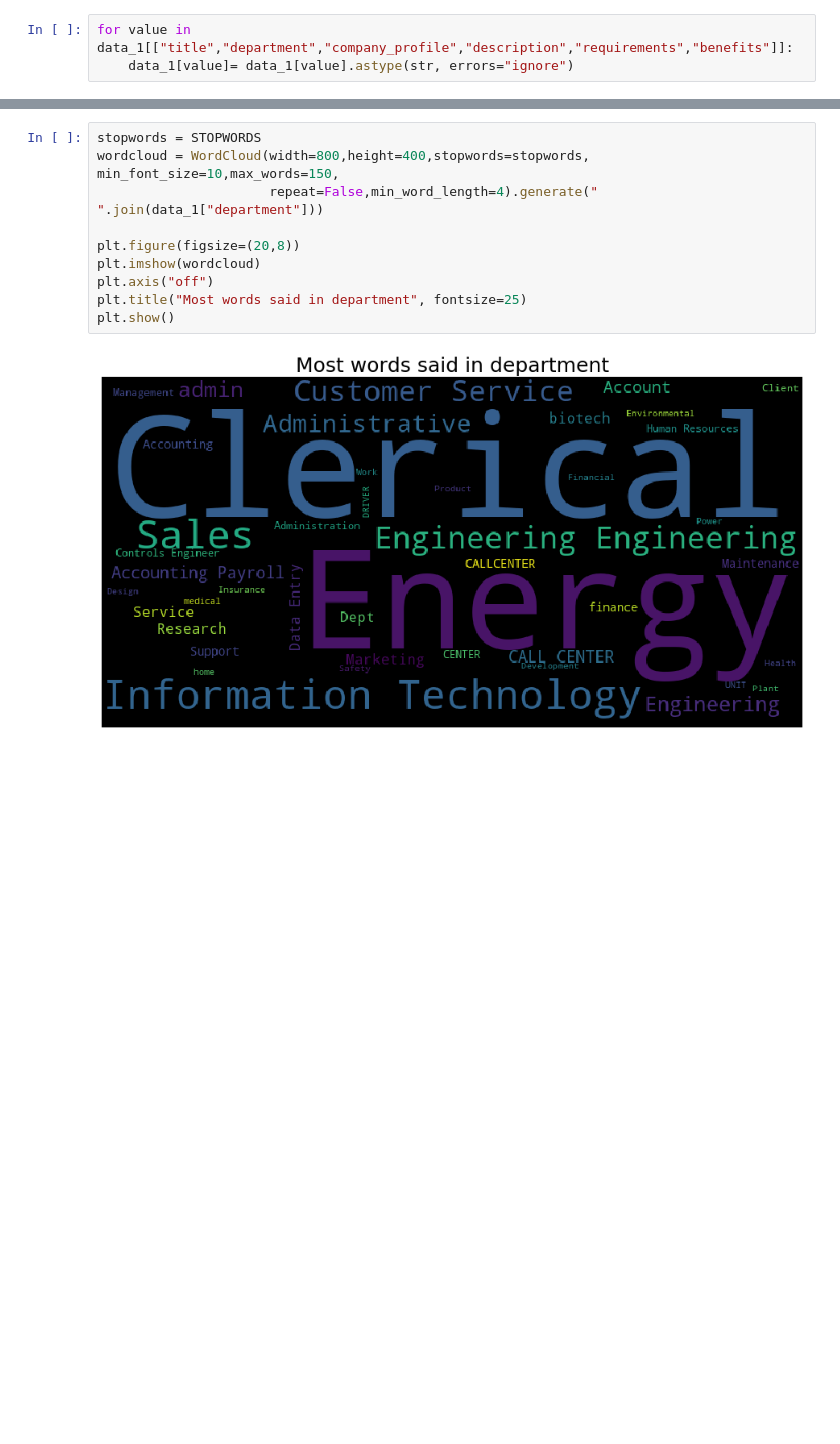
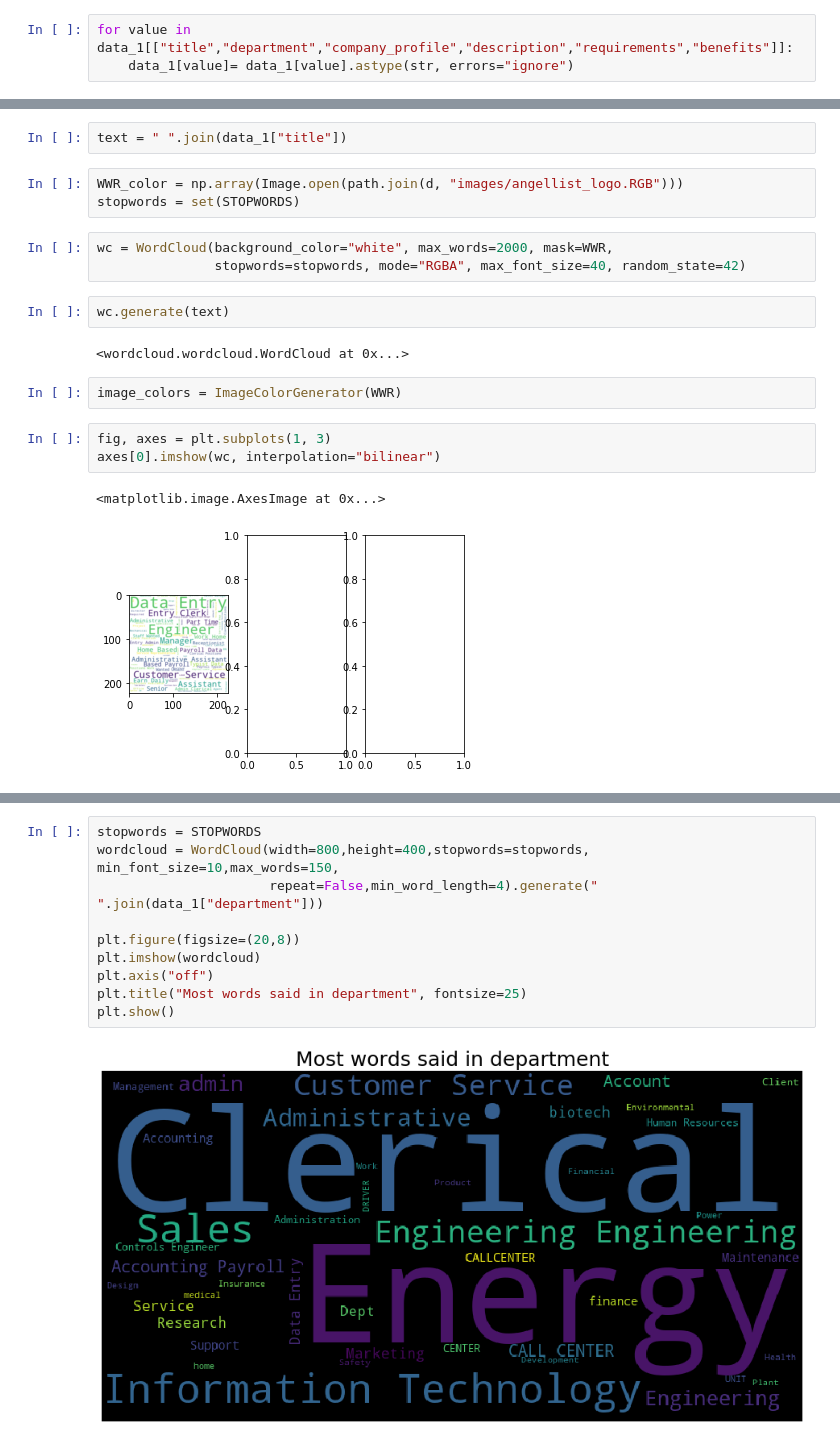
Before and after one commit to mikongame/Module-3-Project-2-ML-Fraud-Detection, a Jupyter notebook: your-code/My part of the project..ipynb, the cells around one changed output, grey strips where cells are left out. Drawn from its saved outputs; the diff is of its cells as text; blank space fills up the shorter version.

```diff
--- a/your-code/My part of the project..ipynb
+++ b/your-code/My part of the project..ipynb
@@ -151,0 +157,20 @@ for value in data_1[["title","department","company_profile","description","requi
+# %%
+text = " ".join(data_1["title"])
+# %%
+WWR_color = np.array(Image.open(path.join(d, "images/angellist_logo.RGB")))
+stopwords = set(STOPWORDS)
+# %%
+wc = WordCloud(background_color="white", max_words=2000, mask=WWR,
+               stopwords=stopwords, mode="RGBA", max_font_size=40, random_state=42)
+# %%
+wc.generate(text)
+# %% [output]
+<wordcloud.wordcloud.WordCloud at 0x...>
+# %%
+image_colors = ImageColorGenerator(WWR)
+# %%
+fig, axes = plt.subplots(1, 3)
+axes[0].imshow(wc, interpolation="bilinear")
+# %% [output]
+<matplotlib.image.AxesImage at 0x...>
+[figure, added]
```
Also changed, not shown: parts of 7 cells of this notebook, 14 other files.
